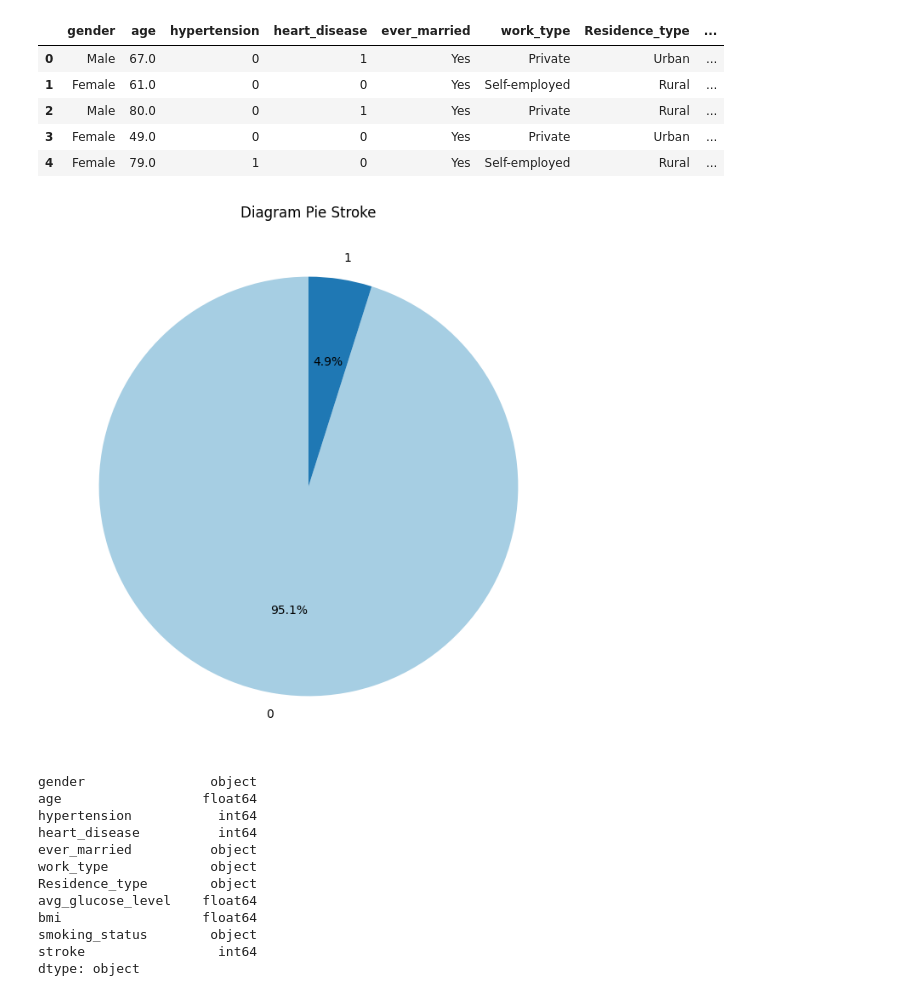
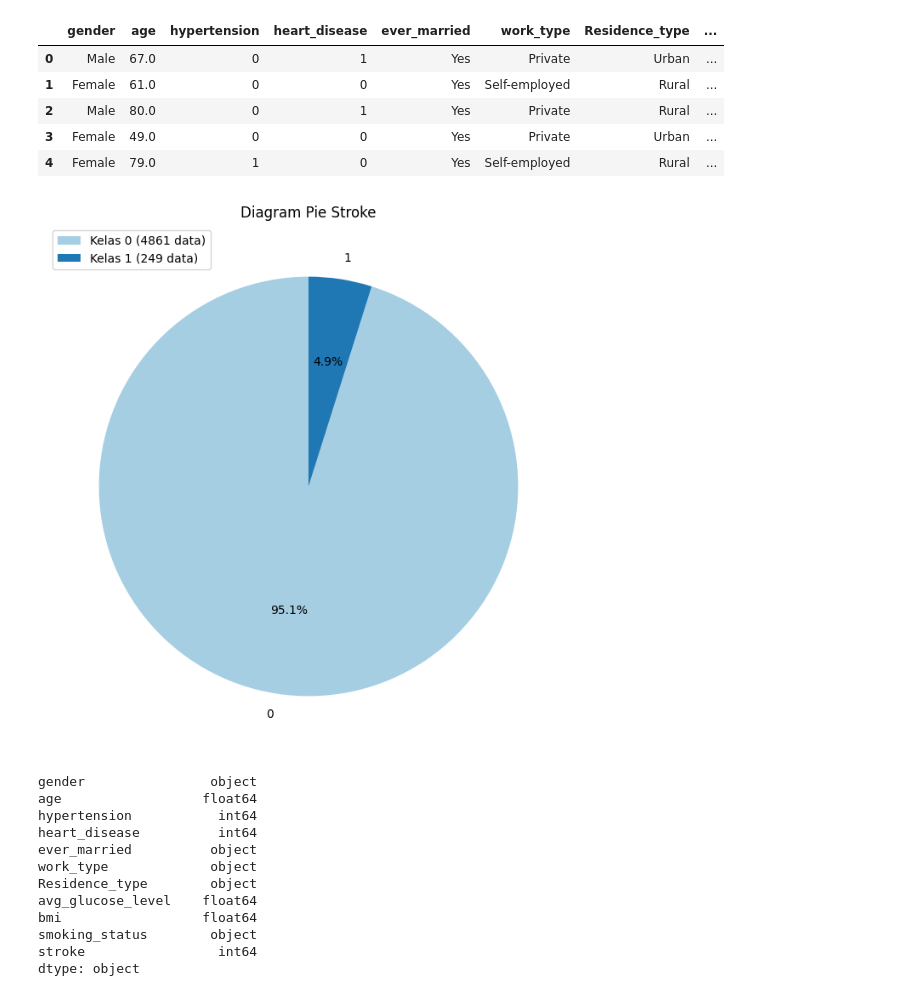
Before and after one commit to avillarafi45/TugasAkhirStrokePrediction, a Jupyter notebook: TugasAkhir.ipynb, the cells around one changed output. Cells and saved outputs as stored; diff of their text form; code cells hidden in the pictures.

```diff
--- a/TugasAkhir.ipynb
+++ b/TugasAkhir.ipynb
@@ -30,18 +30,22 @@ Jumlah data awal sebelum perubahan: 5110
 # %%
 # Hitung frekuensi nilai unik dalam kolom 'stroke'
 stroke_counts = df['stroke'].value_counts()
 
 # Plotting diagram pie untuk kolom 'stroke'
 plt.figure(figsize=(8, 8))
 plt.pie(stroke_counts, labels=stroke_counts.index, autopct='%1.1f%%', startangle=90, colors=plt.cm.Paired.colors)
 
 # Berikan judul
 plt.title('Diagram Pie Stroke')
 
+# Tambahkan keterangan legend
+legend_labels = [f'Kelas {label} ({count} data)' for label, count in zip(stroke_counts.index, stroke_counts)]
+plt.legend(legend_labels, loc='upper left')
+
 # Tampilkan diagram
 plt.show()
 # %% [output]
-[figure, old version]
+[figure, new version]
 # %%
 print(df.dtypes)
 # %% [output]
```
Also changed, not shown: parts of 3 cells of this notebook.
